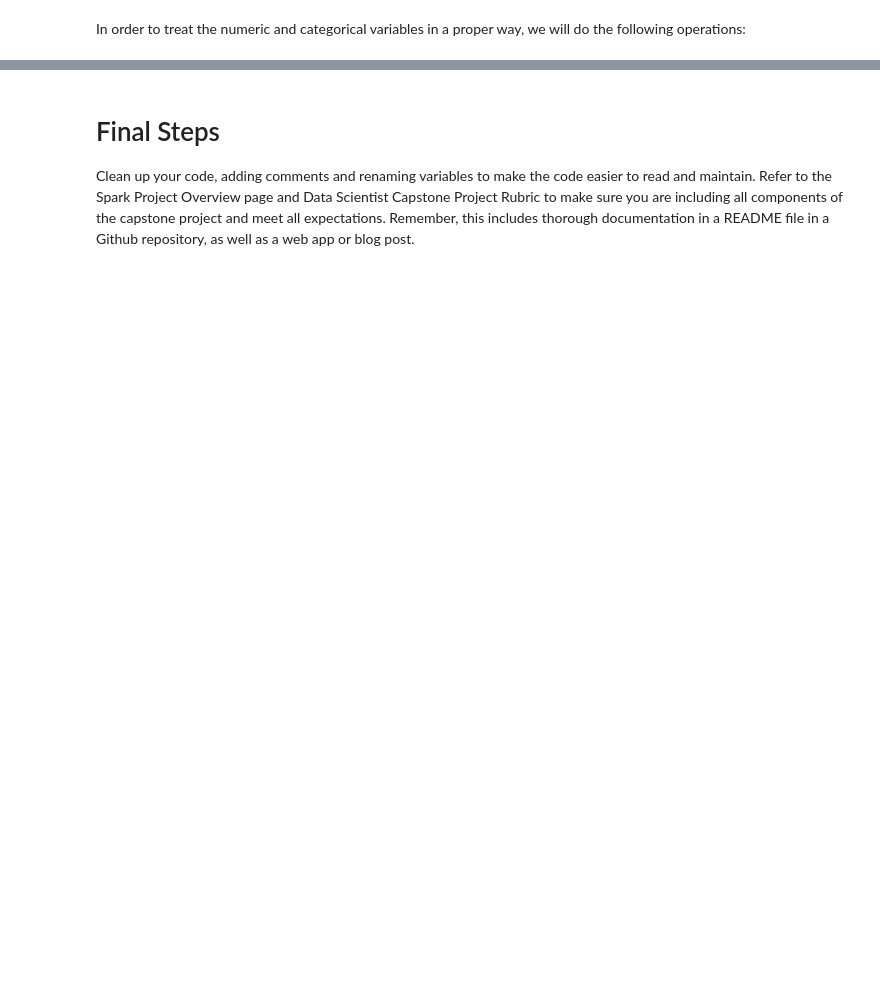
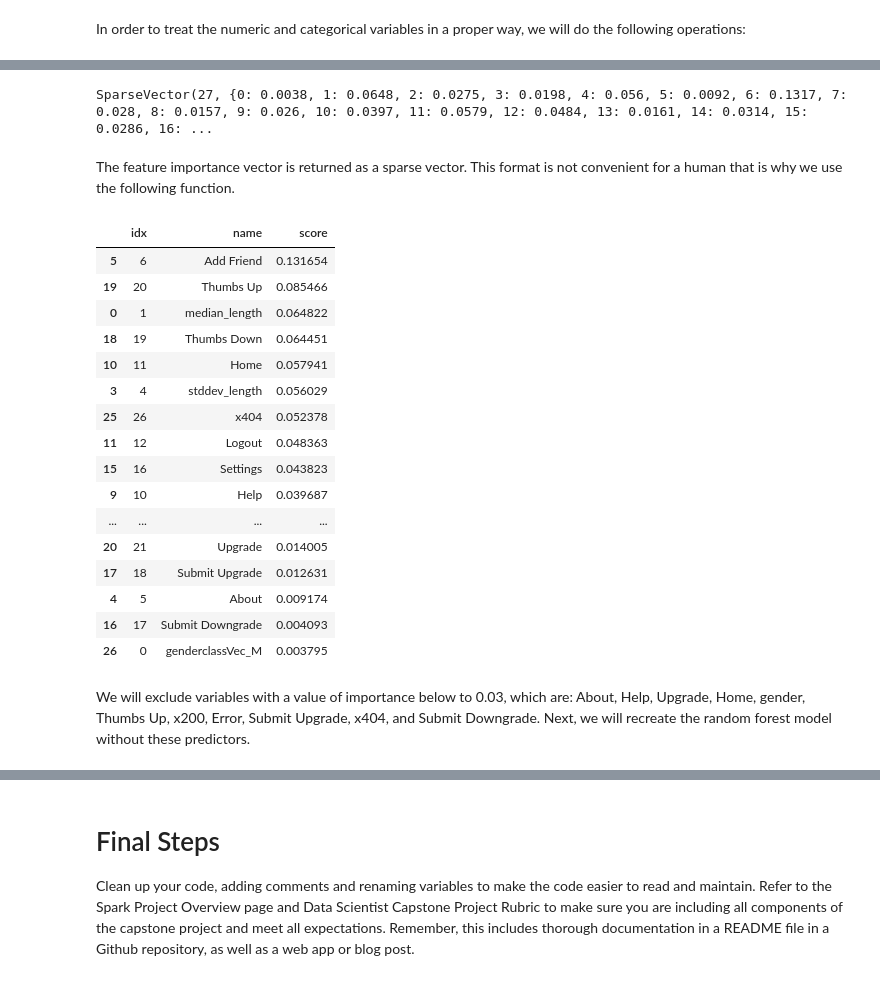
Before and after one commit to ricardoues/sparkify-project, a Jupyter notebook: Sparkify.ipynb, the cells around one changed output, grey strips where cells are left out. Saved outputs shown, nothing was run; the diff lists cells and outputs as text; code cells hidden in the pictures; blank space fills up the shorter version.

```diff
--- a/Sparkify.ipynb
+++ b/Sparkify.ipynb
@@ -1325,0 +1341,2 @@ It seems that both models works well but we will prefer random forest because it
+# %%
+cvModel_m1 = crossval.fit(train)
@@ -1325,0 +1368,54 @@ It seems that both models works well but we will prefer random forest because it
+# %%
+cvModel_m1.bestModel.stages[-1].featureImportances
+# %% [output]
+SparseVector(27, {0: 0.0038, 1: 0.0648, 2: 0.0275, 3: 0.0198, 4: 0.056, 5: 0.0092, 6: 0.1317, 7: 0.028, 8: 0.0157, 9: 0.026, 10: 0.0397, 11: 0.0579, 12: 0.0484, 13: 0.0161, 14: 0.0314, 15: 0.0286, 16: ...
+# %% [markdown]
+The feature importance vector is returned as a sparse vector. This format is not convenient for a human that is why we use the following function.
+# %%
+def ExtractFeatureImp(featureImp, dataset, featuresCol):
+
+    """ Returns a list of feature importances from a Random Forest model.
+
+    Parameters:
+        featureImp (SparseVector): the feature importance.
+        dataset (pandas dataframe): the dataset as a pandas dataframe.
+        featureCol (string): parameter related to the schema of the dataset variable.
+
+
+    Returns: a dataframe with the feature importances from a random forest model
+    """
+
+
+    list_extract = []
+    for i in dataset.schema[featuresCol].metadata["ml_attr"]["attrs"]:
+        list_extract = list_extract + dataset.schema[featuresCol].metadata["ml_attr"]["attrs"][i]
+    varlist = pd.DataFrame(list_extract)
+    varlist['score'] = varlist['idx'].apply(lambda x: featureImp[x])
+    return(varlist.sort_values('score', ascending = False))
+# %%
+pipeline_model = pipeline.fit(train)
+# %%
+df = pipeline_model.transform(train)
+# %%
+ExtractFeatureImp(cvModel_m1.bestModel.stages[-1].featureImportances, \
+                  df, "features").head(27)
+# %% [output]
+|  | idx | name | score |
+| 5 | 6 | Add Friend | 0.131654 |
+| 19 | 20 | Thumbs Up | 0.085466 |
+| 0 | 1 | median_length | 0.064822 |
+| 18 | 19 | Thumbs Down | 0.064451 |
+| 10 | 11 | Home | 0.057941 |
+| 3 | 4 | stddev_length | 0.056029 |
+| 25 | 26 | x404 | 0.052378 |
+| 11 | 12 | Logout | 0.048363 |
+| 15 | 16 | Settings | 0.043823 |
+| 9 | 10 | Help | 0.039687 |
+| ... | ... | ... | ... |
+| 20 | 21 | Upgrade | 0.014005 |
+| 17 | 18 | Submit Upgrade | 0.012631 |
+| 4 | 5 | About | 0.009174 |
+| 16 | 17 | Submit Downgrade | 0.004093 |
+| 26 | 0 | genderclassVec_M | 0.003795 |
+# %% [markdown]
+We will exclude variables with a value of importance below to 0.03, which are: About, Help, Upgrade, Home, gender, Thumbs Up, x200, Error, Submit Upgrade, x404, and Submit Downgrade. Next, we will recreate the random forest model without these predictors.
```
Also changed, not shown: parts of 58 cells of this notebook.
